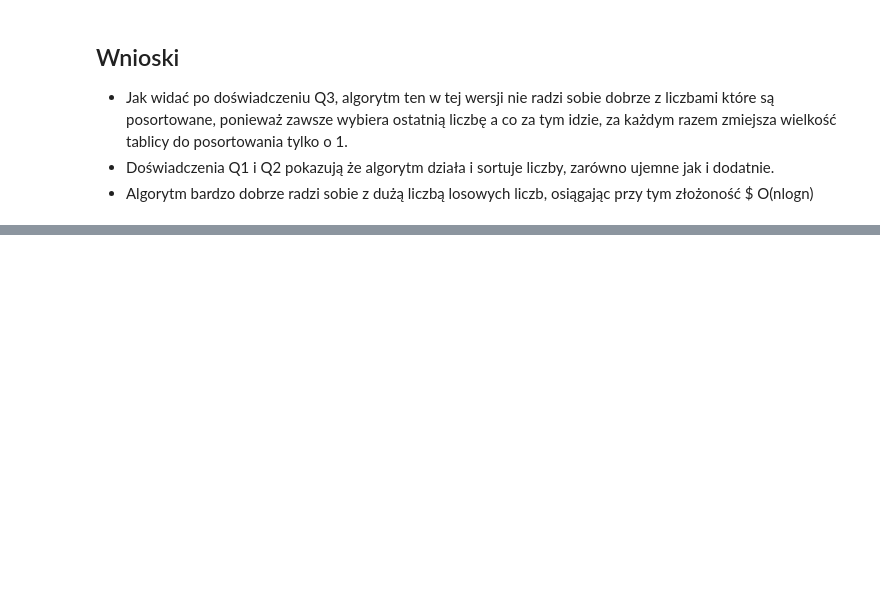
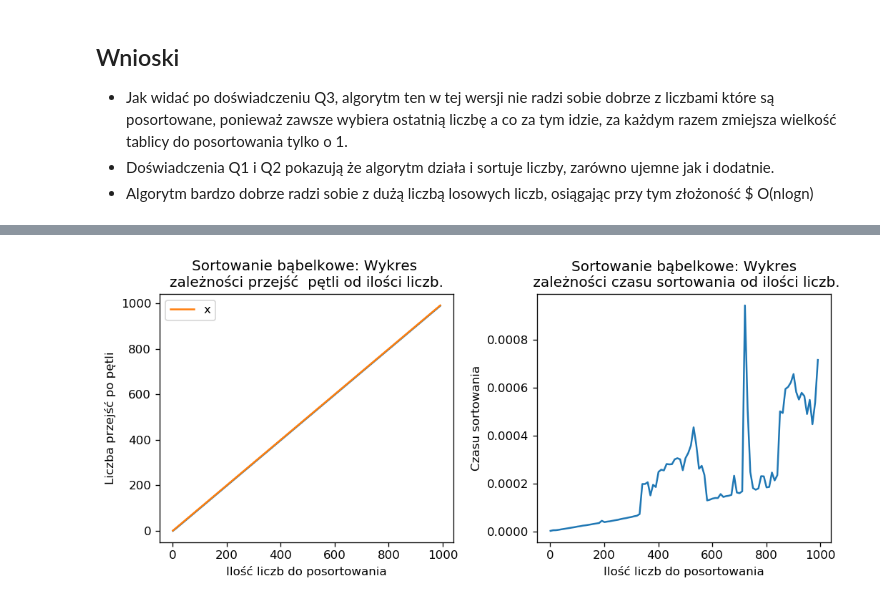
Before and after one commit to finloop/pyhon_bubble_and_quicksort, a Jupyter notebook: Sprawozdanie.ipynb, the cells around one changed output, grey strips where cells are left out. Cells and saved outputs as stored; diff of their text form; code cells hidden in the pictures; blank space fills up the shorter version.

```diff
--- a/Sprawozdanie.ipynb
+++ b/Sprawozdanie.ipynb
@@ -72,7 +75,7 @@ Sortowanie szybkie:
 # %%
 import random
 from timeit import default_timer as timer
-tablica_przed_posortowaniem = [random.randrange(-1000,1001) for i in range(0,1000000)]
+tablica_przed_posortowaniem = [random.randrange(-1000,1001) for i in range(0,10000)]
 posort = list.copy(tablica_przed_posortowaniem)
 
 qstart = timer()
@@ -289,0 +453,11 @@ benchmark_3()
+# %%
+import random
+from timeit import default_timer as timer
+tablica_przed_posortowaniem = [random.randrange(-1000,1001) for i in range(0,10000)]
+posort = list.copy(tablica_przed_posortowaniem)
+
+qstart = timer()
+bubbleSort(posort)
+qend = timer()
+
+print("Sortowanie bąbelkowe: "+str(qend - qstart)+ " sekund")
@@ -289,0 +471,76 @@ benchmark_3()
+# %%
+import random
+from timeit import default_timer as timer
+import matplotlib.pyplot as plt
+import matplotlib
+
+
+def bubbleSort(sorted_list):
+    global liczba_iteracji
+    for nprzejscia in range(len(sorted_list)-1,0,-1):
+        zamiana = False
+        for i in range(nprzejscia):
+            liczba_iteracji += 1
+            if sorted_list[i]>sorted_list[i+1]:
+                sorted_list[i], sorted_list[i+1] = sorted_list[i+1], sorted_list[i]
+                zamiana = True
+        if not zamiana:
+            break
+
+def benchmark_3():
+    lista_iteracji = []
+    lista_zmian = []
+    czasy = []
+    ile = 1000
+    rang = []
+    for liczby in range(1,ile,10):
+        global liczba_iteracji
+        global liczba_zamian
+        liczba_iteracji = 0
+        liczba_zamian = 0
+        tablica_przed_posortowaniem = [i for i in range(1,liczby)]
+        posort = list.copy(tablica_przed_posortowaniem)
+
+        rang.append(liczby)
+        qstart = timer()
+        bubbleSort(posort)
+        qend = timer()
+
+        lista_iteracji.append(liczba_iteracji)
+        lista_zmian.append(liczba_zamian)
+        czasy.append(qend - qstart)
+
+    width_in_inches = 9
+    height_in_inches =4
+    dots_per_inch = 120
+
+    f = lambda x: x
+    xlogs = [f(x) for x in range(1, ile, 10)]
+
+    plt.figure(figsize=(width_in_inches, height_in_inches), dpi=dots_per_inch)
+
+    plt.subplot(1,2,1)
+    plt.plot(rang, lista_iteracji)
+    plt.plot(rang, xlogs, label="x")
+    plt.title("Sortowanie bąbelkowe: Wykres \nzależności przejść  pętli od ilości liczb.")
+    plt.ylabel("Liczba przejść po pętli")
+    plt.xlabel("Ilość liczb do posortowania")
+    plt.legend(loc="best")
+
+    plt.subplot(1,2,2)
+    plt.plot(rang, czasy)
+    plt.title("Sortowanie bąbelkowe: Wykres\n zależności czasu sortowania od ilości liczb.")
+    plt.ylabel("Czasu sortowania")
+    plt.xlabel("Ilość liczb do posortowania")
+
+    plt.tight_layout()
+    plt.show()
+    #print(lista_iteracji)
+    #print(lista_zmian)
+    #print(czasy)
+
+liczba_iteracji = 0
+liczba_zamian = 0
+benchmark_3()
+# %% [output]
+[figure, added]
```
Also changed, not shown: parts of 18 cells of this notebook, 1 other file.
